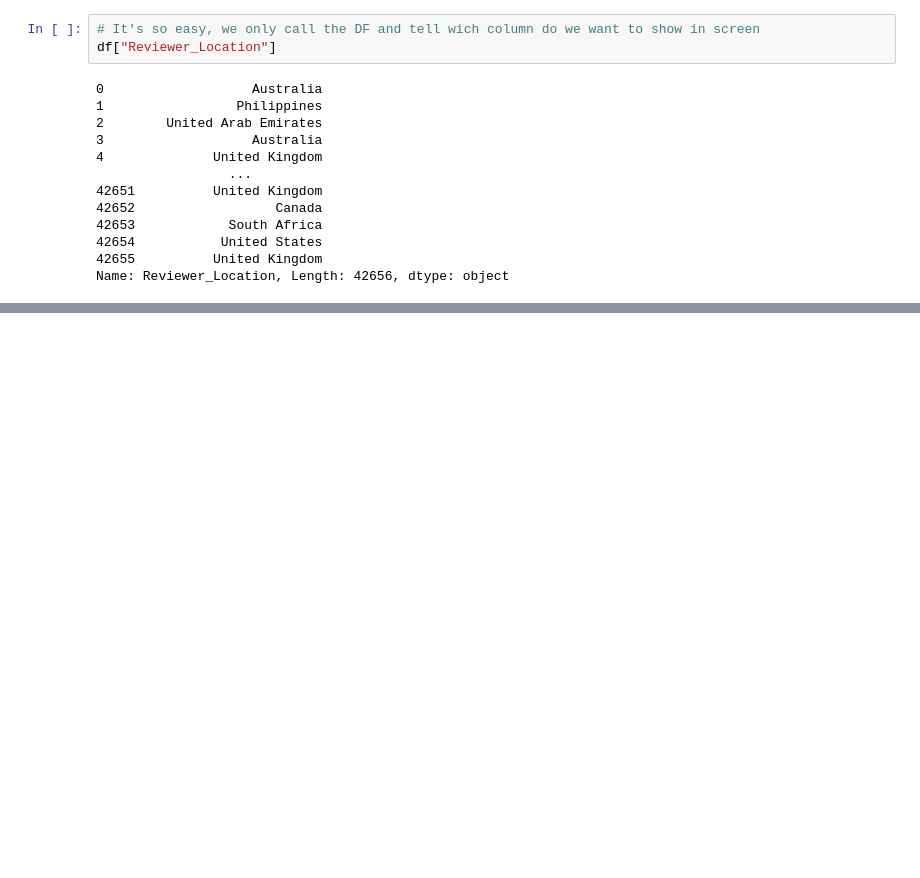
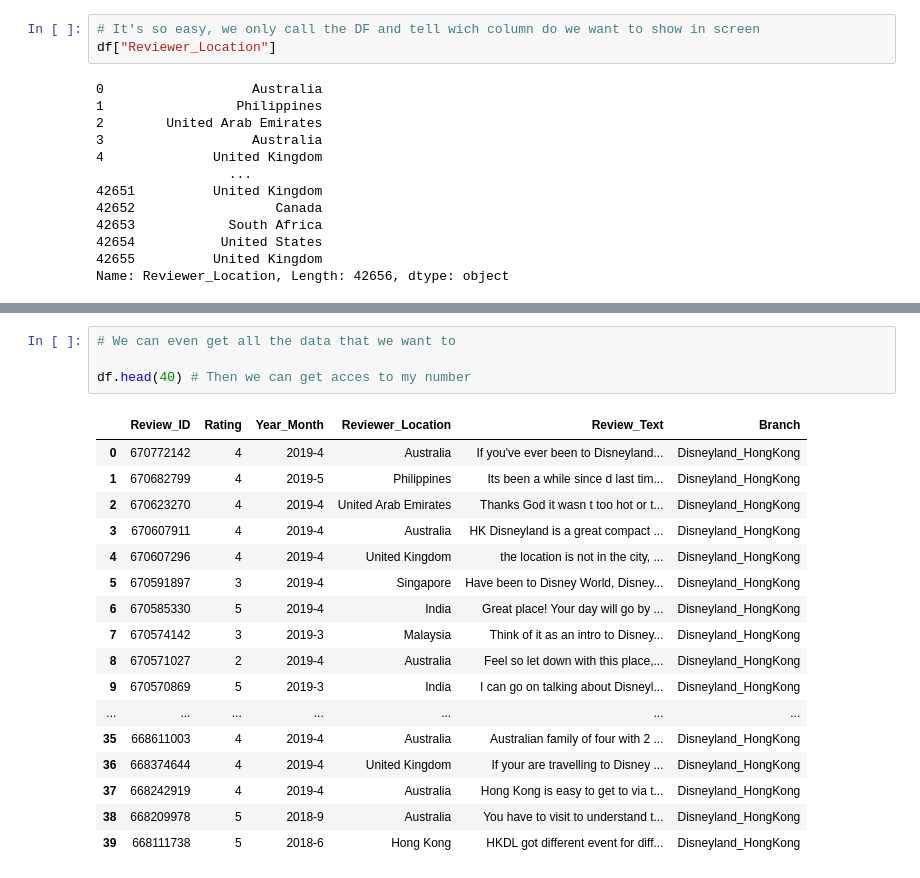
Before and after one commit to 39cam/DataScience, a Jupyter notebook: first_try.ipynb, the cells around one changed output, grey strips where cells are left out. Saved outputs shown, nothing was run; the diff lists cells and outputs as text; blank space fills up the shorter version.

Commit message:
Filtering Data

```diff
--- a/first_try.ipynb
+++ b/first_try.ipynb
@@ -275,0 +470,22 @@ df[["Branch","Reviewer_Location"]] # Even we can put the order as we want it to
+# %%
+# We can even get all the data that we want to
+
+df.head(40) # Then we can get acces to my number
+# %% [output]
+|  | Review_ID | Rating | Year_Month | Reviewer_Location | Review_Text | Branch |
+| 0 | 670772142 | 4 | 2019-4 | Australia | If you've ever been to Disneyland... | Disneyland_HongKong |
+| 1 | 670682799 | 4 | 2019-5 | Philippines | Its been a while since d last tim... | Disneyland_HongKong |
+| 2 | 670623270 | 4 | 2019-4 | United Arab Emirates | Thanks God it wasn t too hot or t... | Disneyland_HongKong |
+| 3 | 670607911 | 4 | 2019-4 | Australia | HK Disneyland is a great compact ... | Disneyland_HongKong |
+| 4 | 670607296 | 4 | 2019-4 | United Kingdom | the location is not in the city, ... | Disneyland_HongKong |
+| 5 | 670591897 | 3 | 2019-4 | Singapore | Have been to Disney World, Disney... | Disneyland_HongKong |
+| 6 | 670585330 | 5 | 2019-4 | India | Great place! Your day will go by ... | Disneyland_HongKong |
+| 7 | 670574142 | 3 | 2019-3 | Malaysia | Think of it as an intro to Disney... | Disneyland_HongKong |
+| 8 | 670571027 | 2 | 2019-4 | Australia | Feel so let down with this place,... | Disneyland_HongKong |
+| 9 | 670570869 | 5 | 2019-3 | India | I can go on talking about Disneyl... | Disneyland_HongKong |
+| ... | ... | ... | ... | ... | ... | ... |
+| 35 | 668611003 | 4 | 2019-4 | Australia | Australian family of four with 2 ... | Disneyland_HongKong |
+| 36 | 668374644 | 4 | 2019-4 | United Kingdom | If your are travelling to Disney ... | Disneyland_HongKong |
+| 37 | 668242919 | 4 | 2019-4 | Australia | Hong Kong is easy to get to via t... | Disneyland_HongKong |
+| 38 | 668209978 | 5 | 2018-9 | Australia | You have to visit to understand t... | Disneyland_HongKong |
+| 39 | 668111738 | 5 | 2018-6 | Hong Kong | HKDL got different event for diff... | Disneyland_HongKong |
```
Also changed, not shown: parts of 20 cells of this notebook.
